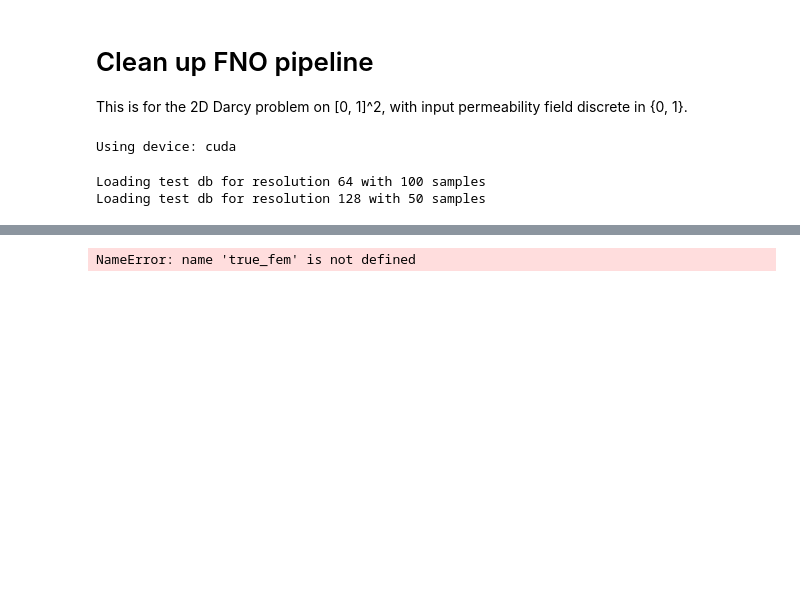
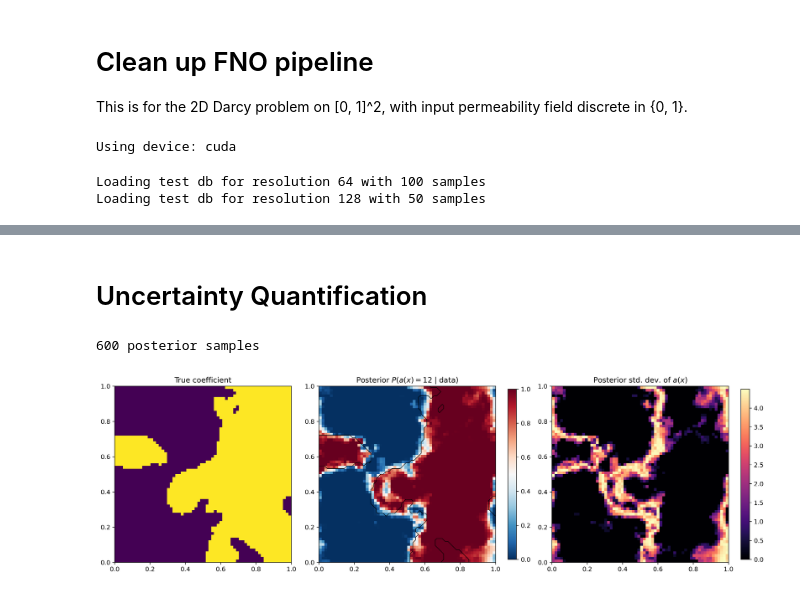
Before and after one commit to gzein/fno-bayesian-inverse-problems, a Jupyter notebook: FNO_clean.ipynb, the cells around one changed output, grey strips where cells are left out. Saved outputs shown, nothing was run; the diff lists cells and outputs as text; code cells hidden in the pictures; blank space fills up the shorter version.

```diff
--- a/FNO_clean.ipynb
+++ b/FNO_clean.ipynb
@@ -706,6 +713,0 @@ Text(0.5, 1.0, 'Mean absolute change per step')
-# %%
-h1loss = H1Loss(d=2)
-# true_fem = torch.from_numpy(true_fem)
-h1loss(true_fem.to(device), true_observations.squeeze(0).squeeze(0))
-# %% [output]
-NameError: name 'true_fem' is not defined
@@ -721,0 +714,26 @@ h1loss(torch.tensor(fno_pred_normalised).to(device), true_observations.squeeze(0
+# %% [markdown]
+# Uncertainty Quantification
+# %%
+import numpy as np, matplotlib.pyplot as plt
+
+burn_in, thin = 40_000, 100                       # 40k matches your adapt_cutoff
+samples = np.stack(theta_evolution[burn_in::thin]) # (S, N, N), values in {3, 12}
+true_a  = true_field.cpu().numpy()[0, 0]
+print(samples.shape[0], "posterior samples")       # ~600 instead of 10
+# %% [output]
+600 posterior samples
+# %%
+post_mean = samples.mean(axis=0)            # in [3, 12] — do NOT threshold
+p_high    = (post_mean - 3.0) / 9.0         # P(a(x)=12 | data)
+post_std  = samples.std(axis=0)
+
+fig, axs = plt.subplots(1, 3, figsize=(15, 4.5), dpi=300, constrained_layout=True)
+axs[0].imshow(true_a, extent=[0,1,0,1], origin='lower', vmin=3, vmax=12); axs[0].set_title("True coefficient")
+im1 = axs[1].imshow(p_high, extent=[0,1,0,1], origin='lower', vmin=0, vmax=1, cmap='RdBu_r')
+axs[1].contour(np.linspace(0,1,true_a.shape[1]), np.linspace(0,1,true_a.shape[0]), true_a, levels=[7.5], colors='k', linewidths=0.8)
+axs[1].set_title(r"Posterior $P(a(x)=12\mid \mathrm{data})$"); fig.colorbar(im1, ax=axs[1], fraction=0.046, pad=0.04)
+im2 = axs[2].imshow(post_std, extent=[0,1,0,1], origin='lower', cmap='magma')
+axs[2].set_title("Posterior std. dev. of $a(x)$"); fig.colorbar(im2, ax=axs[2], fraction=0.046, pad=0.04)
+plt.show()
+# %% [output]
+[figure, added]
```
Also changed, not shown: parts of 21 cells of this notebook, 8 other files.
